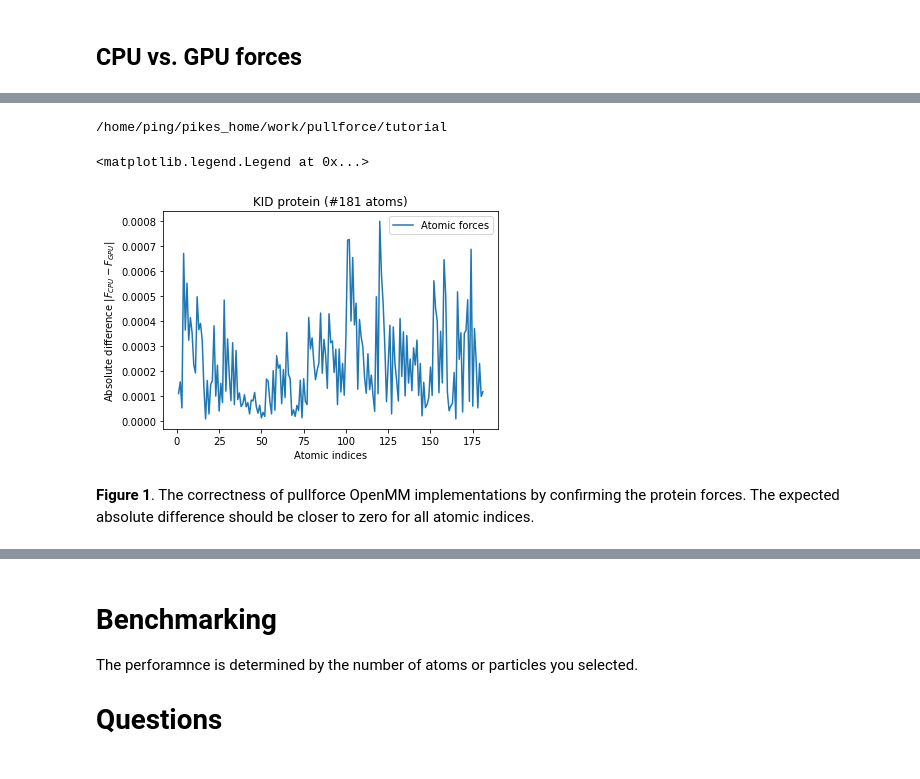
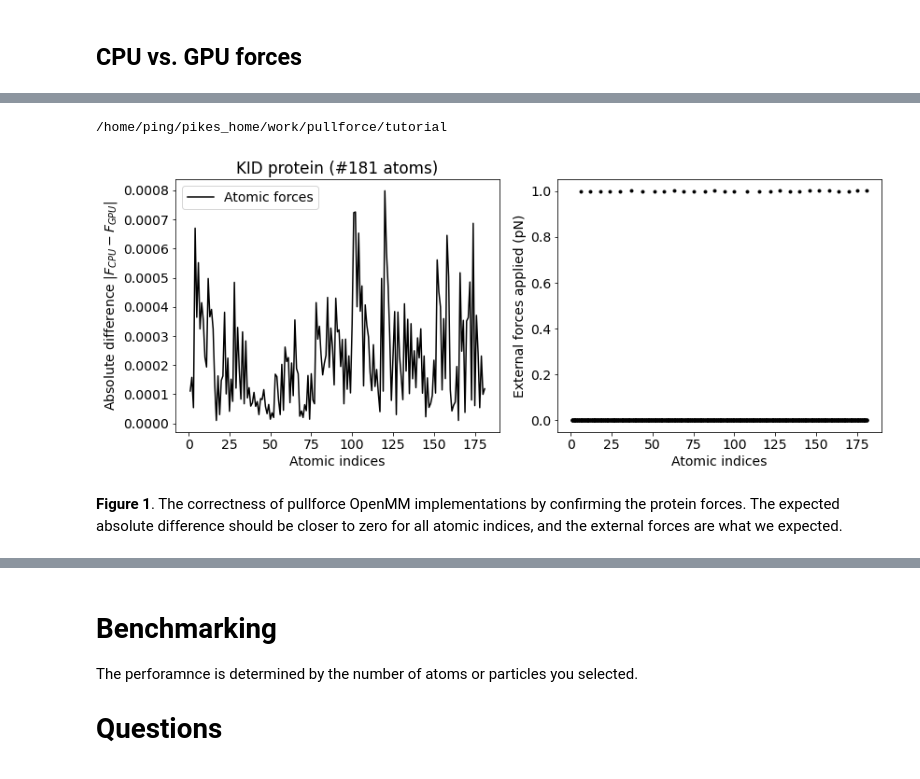
Before and after one commit to XipingGong/pullforce, a Jupyter notebook: README.ipynb, the cells around one changed output, grey strips where cells are left out. Drawn from its saved outputs; the diff is of its cells as text; code cells hidden in the pictures.

Commit message:
pull force ---------- Modified the notes and calculations

```diff
--- a/README.ipynb
+++ b/README.ipynb
@@ -158,23 +175,36 @@ grep ' KID  ' ener.out | awk '{print $1, $5, $6, $7}' | tail -181 > forces.gpu.d
 # %%
 # CPU vs. GPU forces
 # ------------------
+plt.rcParams['figure.figsize'] = [12, 5]
+plt.rcParams.update({'font.size': 14})
+
 %cd '/home/ping/pikes_home/work/pullforce/tutorial'
-cpuforces = np.loadtxt('forces.cpu.dat')
-gpuforces = np.loadtxt('forces.gpu.dat') # CUDA-mixed
+cpuforces0 = np.loadtxt('forces0.cpu.dat')
+gpuforces0 = np.loadtxt('forces0.gpu.dat') # CUDA-mixed
+cpuforces1 = np.loadtxt('forces1.cpu.dat')
+gpuforces1 = np.loadtxt('forces1.gpu.dat') # CUDA-mixed
 
-inx = cpuforces[:,0]
-diff = np.sqrt(np.sum((cpuforces[:,1:4]-gpuforces[:,1:4])**2, axis=1))
-plt.plot(inx, diff,label='Atomic forces')
+inx = cpuforces1[:,0]
+diff = np.sqrt(np.sum((cpuforces1[:,1:4]-gpuforces1[:,1:4])**2, axis=1))
+plt.subplot(1,2,1)
+plt.plot(inx, diff,'k-',label='Atomic forces')
 plt.xlabel('Atomic indices')
 plt.ylabel('Absolute difference $|F_{CPU} - F_{GPU}|$')
 plt.title('KID protein (#181 atoms)')
 plt.legend()
+
+diff = (gpuforces1 - gpuforces0) * 69.5 # ~69.5 pN = 1 kcal/mol/A
+plt.subplot(1,2,2)
+plt.plot(inx, diff, 'k.')
+plt.xlabel('Atomic indices')
+plt.ylabel('External forces applied (pN)')
+
+plt.tight_layout()
 # %% [output]
 /home/ping/pikes_home/work/pullforce/tutorial
-<matplotlib.legend.Legend at 0x...>
-[figure, old version]
+[figure, new version]
 # %% [markdown]
 **Figure 1**. The correctness of pullforce OpenMM implementations by confirming the protein forces.
-The expected absolute difference should be closer to zero for all atomic indices.
+The expected absolute difference should be closer to zero for all atomic indices, and the external forces are what we expected.
 # %% [markdown]
 ## Energy conservation (NVE)
```
Also changed, not shown: parts of 7 cells of this notebook, 10 other files.
